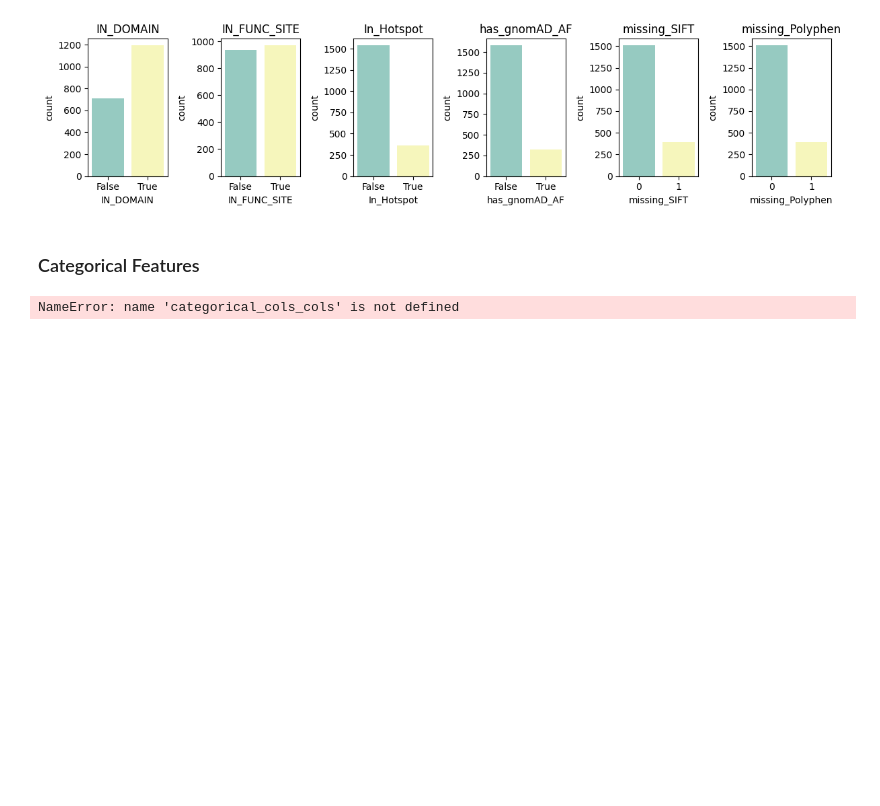
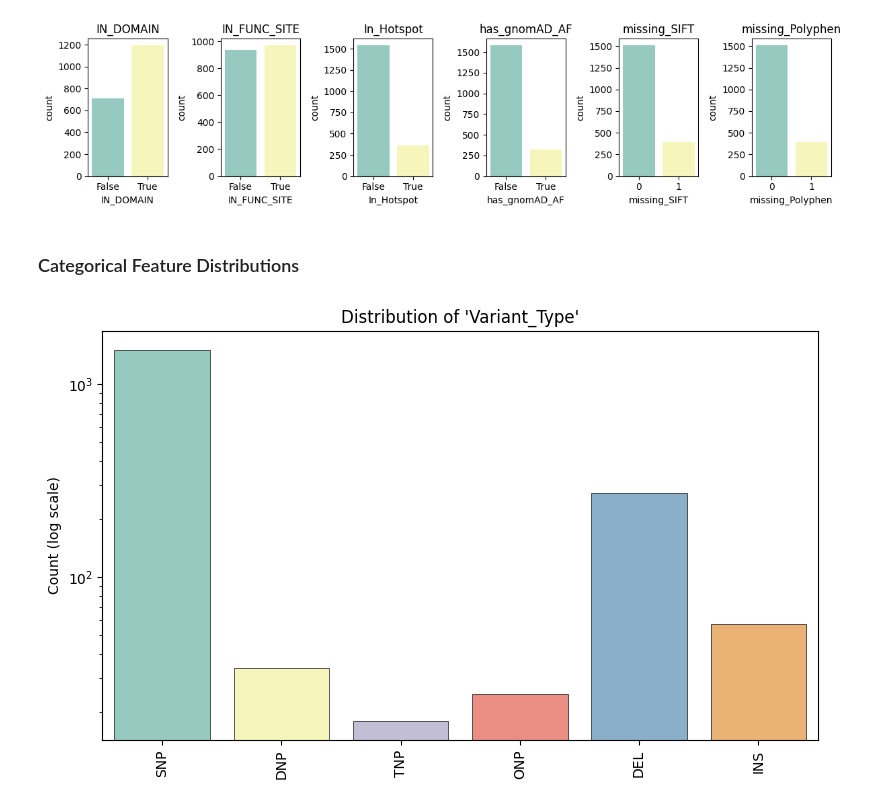
Before and after one commit to anekleiven/machine_learning_pipeline, a Jupyter notebook: 02_Exploratory_Analysis.ipynb, the cells around one changed output. Drawn from its saved outputs; the diff is of its cells as text; code cells hidden in the pictures; blank space fills up the shorter version.

```diff
--- a/02_Exploratory_Analysis.ipynb
+++ b/02_Exploratory_Analysis.ipynb
@@ -197,18 +198,19 @@ plt.show()
 # %% [output]
 [figure]
 # %% [markdown]
-### Categorical Features
+### Categorical Feature Distributions
 # %%
-categorical_cols = ["Hugo_Symbol", "Consequence", "Variant_Type"]
+plt.figure(figsize=(8,5))
 
-fig, axes = plt.subplots(1, len(categorical_cols), figsize=(12, 3))
-
-for i, col in enumerate(categorical_cols):
-    sns.countplot(x=col, data=ml_data, ax=axes[i],
-                  hue=col, palette="Set3", legend=False)
-    axes[i].set_title(col)
+sns.countplot(data=ml_data, x="Variant_Type", hue="Variant_Type",
+              palette="Set3", legend=False, edgecolor="0.1", linewidth=0.5)
+plt.title("Distribution of 'Variant_Type'")
+plt.xlabel("")
+plt.yscale("log")
+plt.ylabel("Count (log scale)")
+plt.xticks(rotation=90)
 
 plt.tight_layout()
 plt.show()
 # %% [output]
-NameError: name 'categorical_cols_cols' is not defined
+[figure, added]
```
Also changed, not shown: parts of 15 cells of this notebook.
